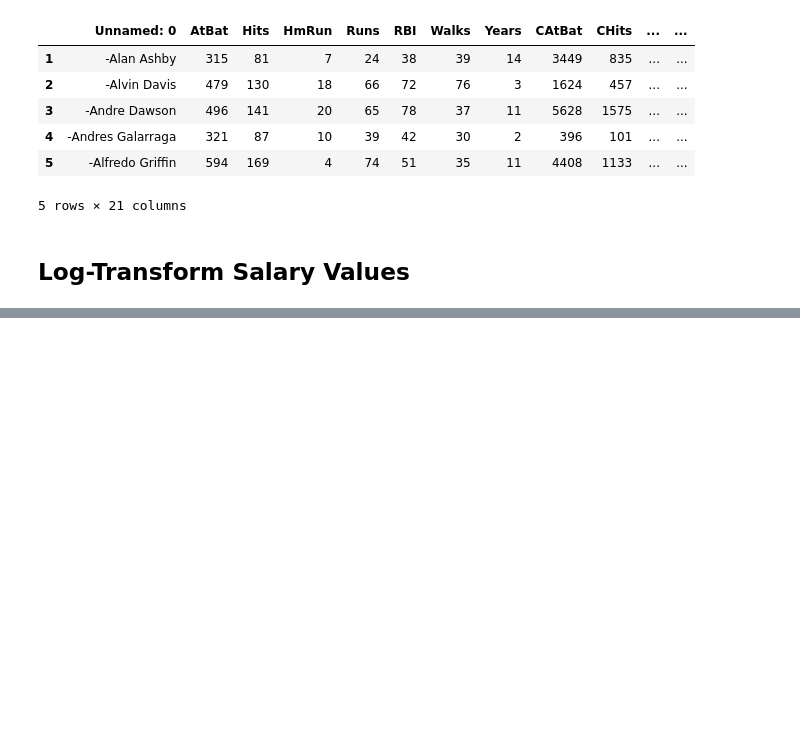
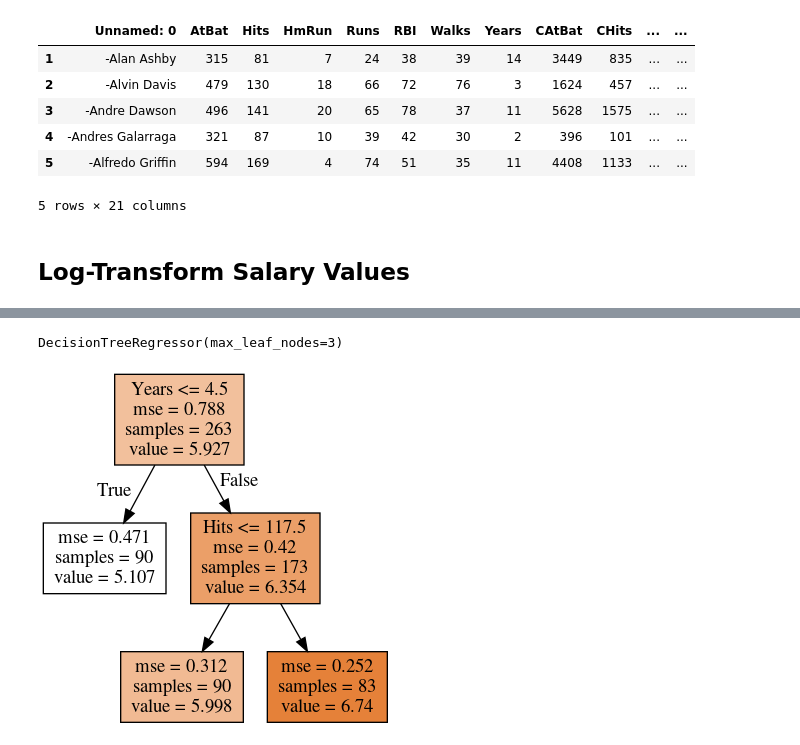
Before and after one commit to somnath1077/MachineLearningExercises, a Jupyter notebook: isrl_rev/ch08/ch_08_regression_trees.ipynb, the cells around one changed output, grey strips where cells are left out. Cells and saved outputs as stored; diff of their text form; code cells hidden in the pictures; blank space fills up the shorter version.

Commit message:
draw regression tree

```diff
--- a/isrl_rev/ch08/ch_08_regression_trees.ipynb
+++ b/isrl_rev/ch08/ch_08_regression_trees.ipynb
@@ -8,3 +21,16 @@ sns.set_style('whitegrid')
+# %%
+# This function creates images of tree models using pydot
+def print_tree(estimator, features, class_names=None, filled=True):
+    dot_data = StringIO()
+    export_graphviz(estimator,
+                    out_file=dot_data,
+                    feature_names=features,
+                    class_names=class_names,
+                    filled=filled)
+
+    graph = pydot.graph_from_dot_data(dot_data.getvalue())
+
+    return graph
 # %%
 HITTERS_DATA = '../datasets/Hitters.csv'
 # %%
@@ -47,0 +118,16 @@ df['Salary'].describe().reset_index()
+# %%
+from sklearn.tree import DecisionTreeRegressor
+
+X = df[['Years', 'Hits']].copy().values
+y = df['log_salary'].values
+
+model = DecisionTreeRegressor(max_leaf_nodes=3)
+model.fit(X, y)
+# %% [output]
+DecisionTreeRegressor(max_leaf_nodes=3)
+# %%
+graph = print_tree(model, features=['Years', 'Hits'])
+
+Image(graph[0].create_png())
+# %% [output]
+[figure, added]
```
Also changed, not shown: parts of 8 cells of this notebook.
